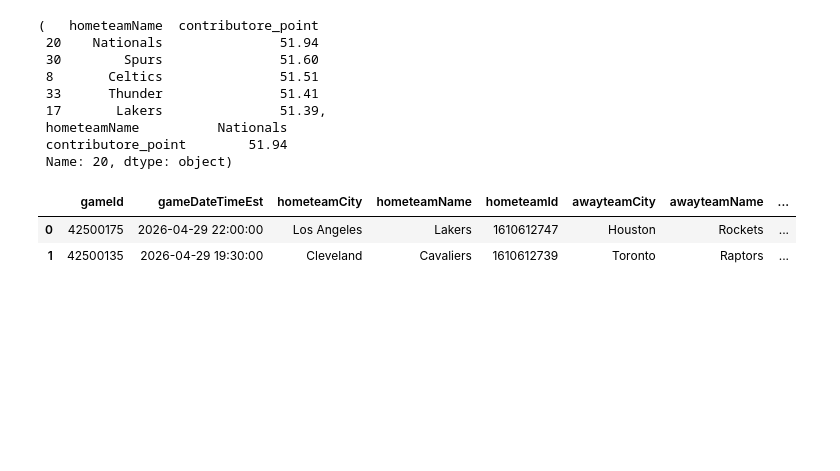
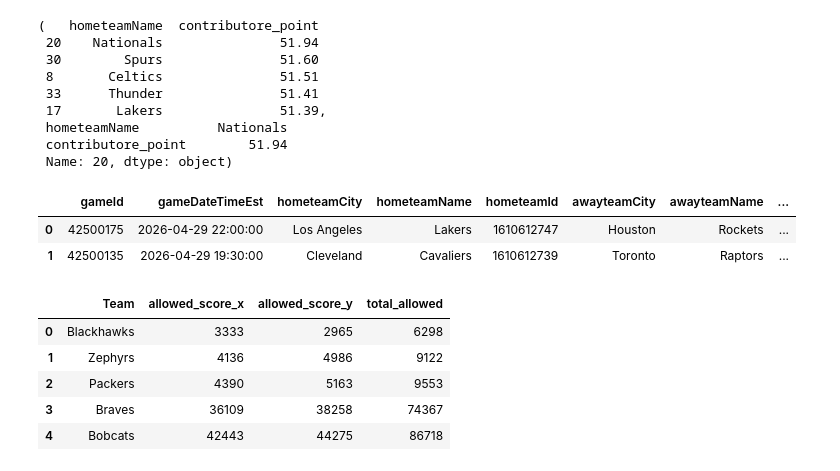
Before and after one commit to HafidzAfrieno/Project-Data-Analyst-Part-1, a Jupyter notebook: nba_player_analyst.ipynb, the cells around one changed output. Cells and saved outputs as stored; diff of their text form; code cells hidden in the pictures; blank space fills up the shorter version.

```diff
--- a/nba_player_analyst.ipynb
+++ b/nba_player_analyst.ipynb
@@ -572,4 +572,22 @@ df.head(2)
 # %%
 #soal nomor 2
 # 2. Hitung rata-rata skor yang dicetak (points scored) dan rata-rata kebobolan (points allowed) untuk setiap tim di sepanjang dataset. Tampilkan 3 tim dengan produktivitas serangan terbaik dan 3 tim dengan pertahanan terkuat.
-data = df[[]]
+data = df[['hometeamName','awayteamName','homeScore','awayScore']].copy()
+home_allowed = data.groupby('hometeamName').agg(allowed_score=('awayScore','sum')).reset_index()
+away_allowed = data.groupby('awayteamName').agg(allowed_score=('homeScore','sum')).reset_index()
+#ubah nama colom
+home_allowed = home_allowed.rename(columns={'hometeamName':'Team'})
+away_allowed = away_allowed.rename(columns={'awayteamName':'Team'})
+
+total_allowed = pd.merge(home_allowed,away_allowed,on='Team')
+total_allowed['total_allowed'] = total_allowed['allowed_score_x'] + total_allowed['allowed_score_y']
+
+minim_allowed = total_allowed.sort_values(by='total_allowed',ascending=True).reset_index(drop=True).head(5)
+minim_allowed
+# %% [output]
+|  | Team | allowed_score_x | allowed_score_y | total_allowed |
+| 0 | Blackhawks | 3333 | 2965 | 6298 |
+| 1 | Zephyrs | 4136 | 4986 | 9122 |
+| 2 | Packers | 4390 | 5163 | 9553 |
+| 3 | Braves | 36109 | 38258 | 74367 |
+| 4 | Bobcats | 42443 | 44275 | 86718 |
```
